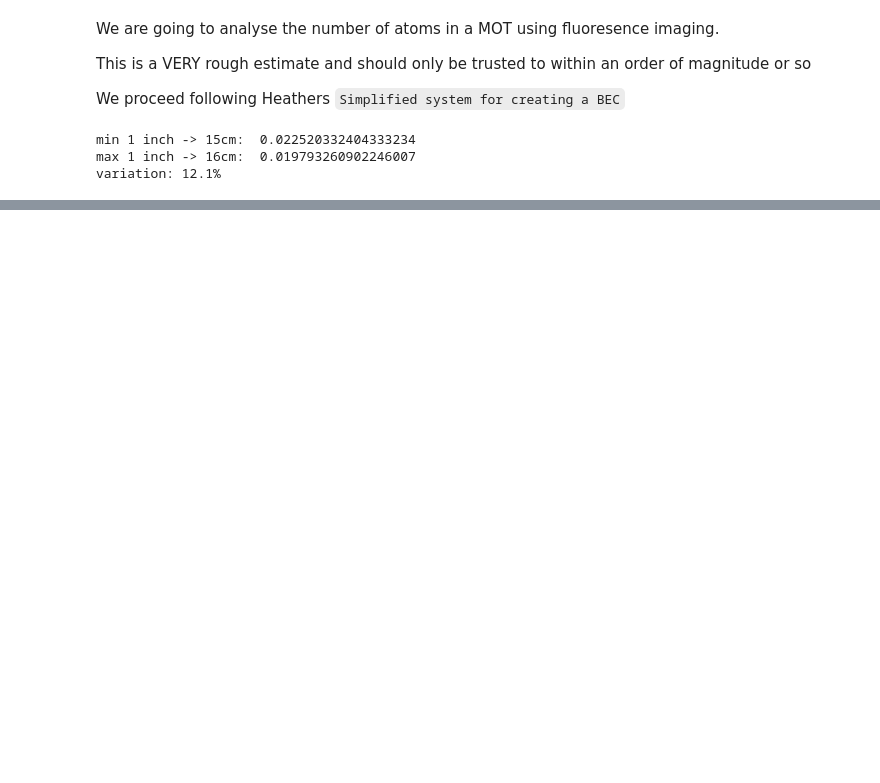
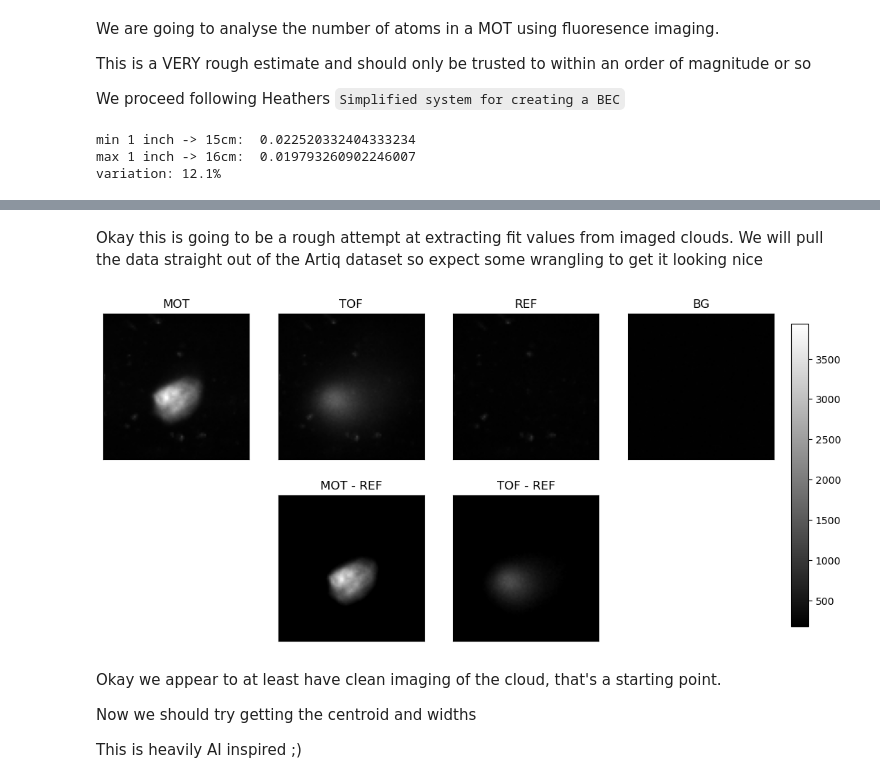
Before and after one commit to harrykendell/ARTIQ, a Jupyter notebook: analysis/fluoresence_imaging.ipynb, the cells around one changed output, grey strips where cells are left out. Drawn from its saved outputs; the diff is of its cells as text; code cells hidden in the pictures; blank space fills up the shorter version.

```diff
--- a/analysis/fluoresence_imaging.ipynb
+++ b/analysis/fluoresence_imaging.ipynb
@@ -131,0 +132,53 @@ print(f"{atomNumber:.2e} atoms in the MOT")
+# %% [markdown]
+Okay this is going to be a rough attempt at extracting fit values from imaged clouds. We will pull the data straight out of the Artiq dataset so expect some wrangling to get it looking nice
+# %%
+import numpy as np
+temp = np.load("dataset.npy", allow_pickle=True).item()
+# upgrade any arrays of uint16 to float64 - first check they are ndarrays
+for key in temp:
+    if type(temp[key]) == np.ndarray and temp[key].dtype == np.uint16:
+        temp[key] = temp[key].astype(np.float64)
+# %%
+import matplotlib.pyplot as plt
+# plot the images for Images.Absorption.{MOT, TOF, REF, BG}
+fig, axs = plt.subplots(2, 4, figsize=(12, 6))
+
+# vmin/vmax to share cbar
+vmin = min([temp[f"Images.Absorption.{name}"].min() for name in ["MOT", "TOF", "REF", "BG"]])
+vmax = max([temp[f"Images.Absorption.{name}"].max() for name in ["MOT", "TOF", "REF", "BG"]])
+
+for i, name in enumerate(["MOT", "TOF", "REF", "BG"]):
+    axs[0, i].imshow(temp[f"Images.Absorption.{name}"], vmin=vmin, vmax=vmax, cmap="grey")
+    axs[0, i].set_title(name)
+
+# subtract the reference image from the MOT and time of flight image
+mot = temp["Images.Absorption.MOT"] - temp["Images.Absorption.REF"]
+tof = temp["Images.Absorption.TOF"] - temp["Images.Absorption.REF"]
+
+# plot the subtracted images
+axs[1, 1].imshow(mot, vmin=vmin, vmax=vmax, cmap="grey")
+axs[1, 1].set_title("MOT - REF")
+axs[1, 2].imshow(tof, vmin=vmin, vmax=vmax, cmap="grey")
+axs[1, 2].set_title("TOF - REF")
+
+axs[1, 0].axis("off")
+axs[1, 3].axis("off")
+
+for ax in axs.flat:
+    ax.label_outer()
+    ax.set_xticks([])
+    ax.set_yticks([])
+
+# cbar
+cbar_ax = fig.add_axes([0.92, 0.15, 0.02, 0.7])
+fig.colorbar(axs[0, 0].imshow(temp["Images.Absorption.MOT"], vmin=vmin, vmax=vmax, cmap='grey'), cax=cbar_ax)
+
+plt.show()
+# %% [output]
+[figure, added]
+# %% [markdown]
+Okay we appear to at least have clean imaging of the cloud, that's a starting point.
+
+Now we should try getting the centroid and widths
+
+This is heavily AI inspired ;\)
```
Also changed, not shown: parts of 6 cells of this notebook, 32 other files.
